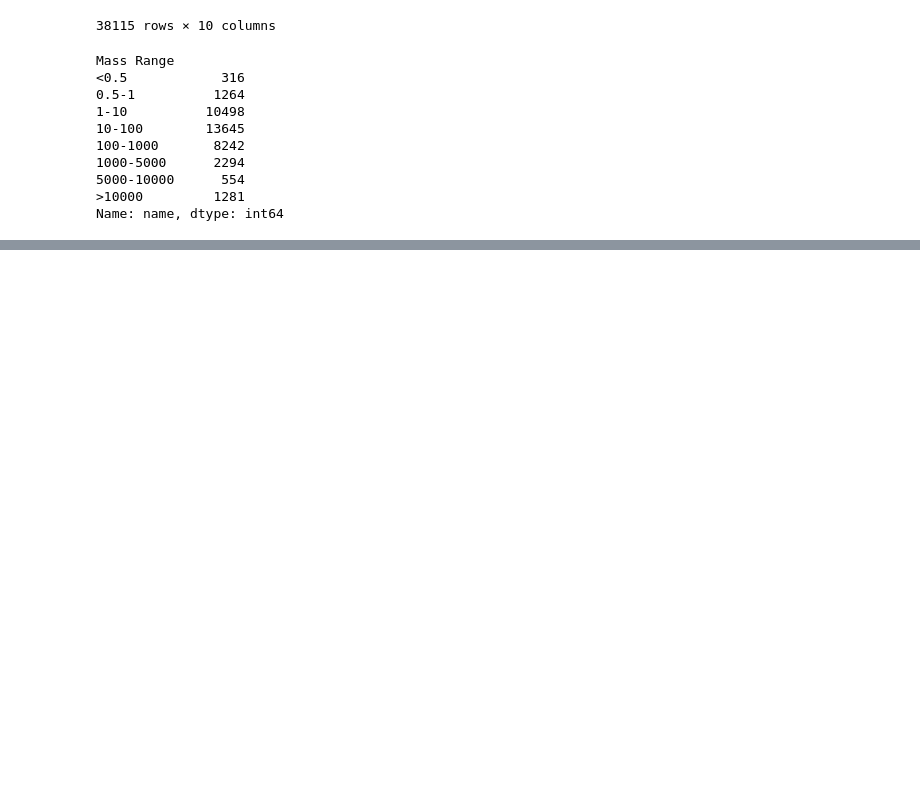
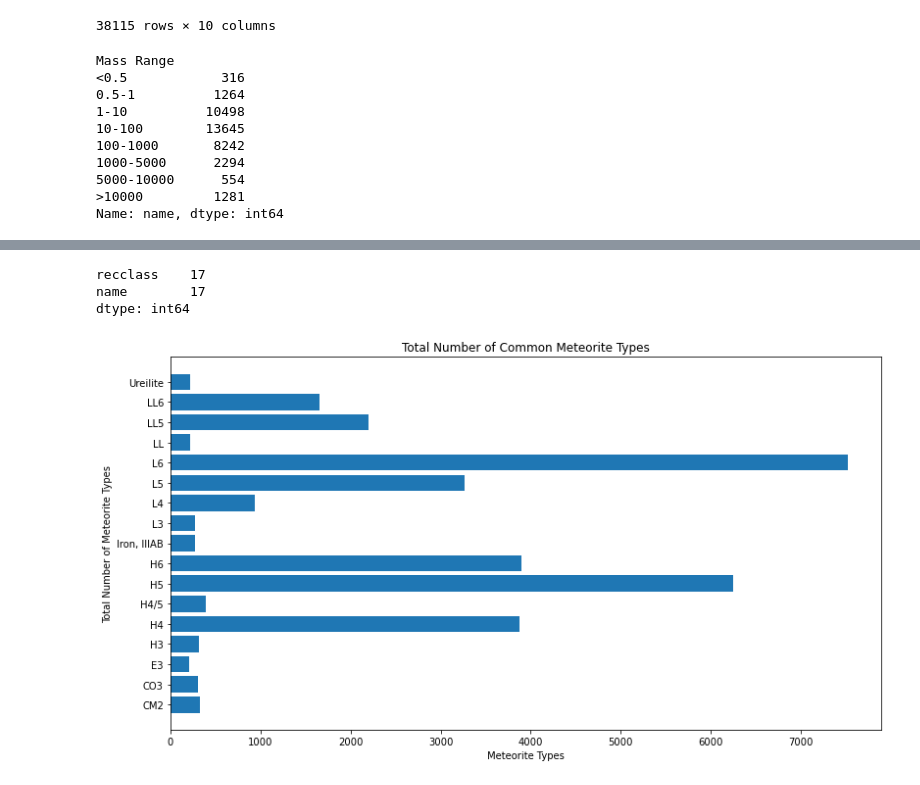
Before and after one commit to jessyoder/Project-1-Meteorites, a Jupyter notebook: Nasa_Meteorite_regression.ipynb, the cells around one changed output, grey strips where cells are left out. Cells and saved outputs as stored; diff of their text form; code cells hidden in the pictures; blank space fills up the shorter version.

```diff
--- a/Nasa_Meteorite_regression.ipynb
+++ b/Nasa_Meteorite_regression.ipynb
@@ -389,0 +405,3 @@ plt.show()
+# %%
+type_meteorite_df = pd.read_csv("type_meteorite_landings.csv")
+type_meteorite_df.head()
@@ -389,0 +415,20 @@ plt.show()
+# %%
+major_type_meteorite_df = type_meteorite_df.loc[type_meteorite_df["name"] > 200, :]
+major_type_meteorite_df.count()
+# %% [output]
+recclass    17
+name        17
+dtype: int64
+# %%
+x_axis = major_type_meteorite_df["recclass"]
+y_axis = major_type_meteorite_df["name"]
+plt.figure(figsize=(13,7))
+plt.barh(x_axis, y_axis)
+plt.title("Total Number of Common Meteorite Types")
+plt.xlabel("Meteorite Types")
+plt.ylabel("Total Number of Meteorite Types")
+
+plt.savefig("05 Total Number of Common Meteorite Types")
+plt.show()
+# %% [output]
+[figure, added]
```
Also changed, not shown: parts of 27 cells of this notebook, 6 other files.
